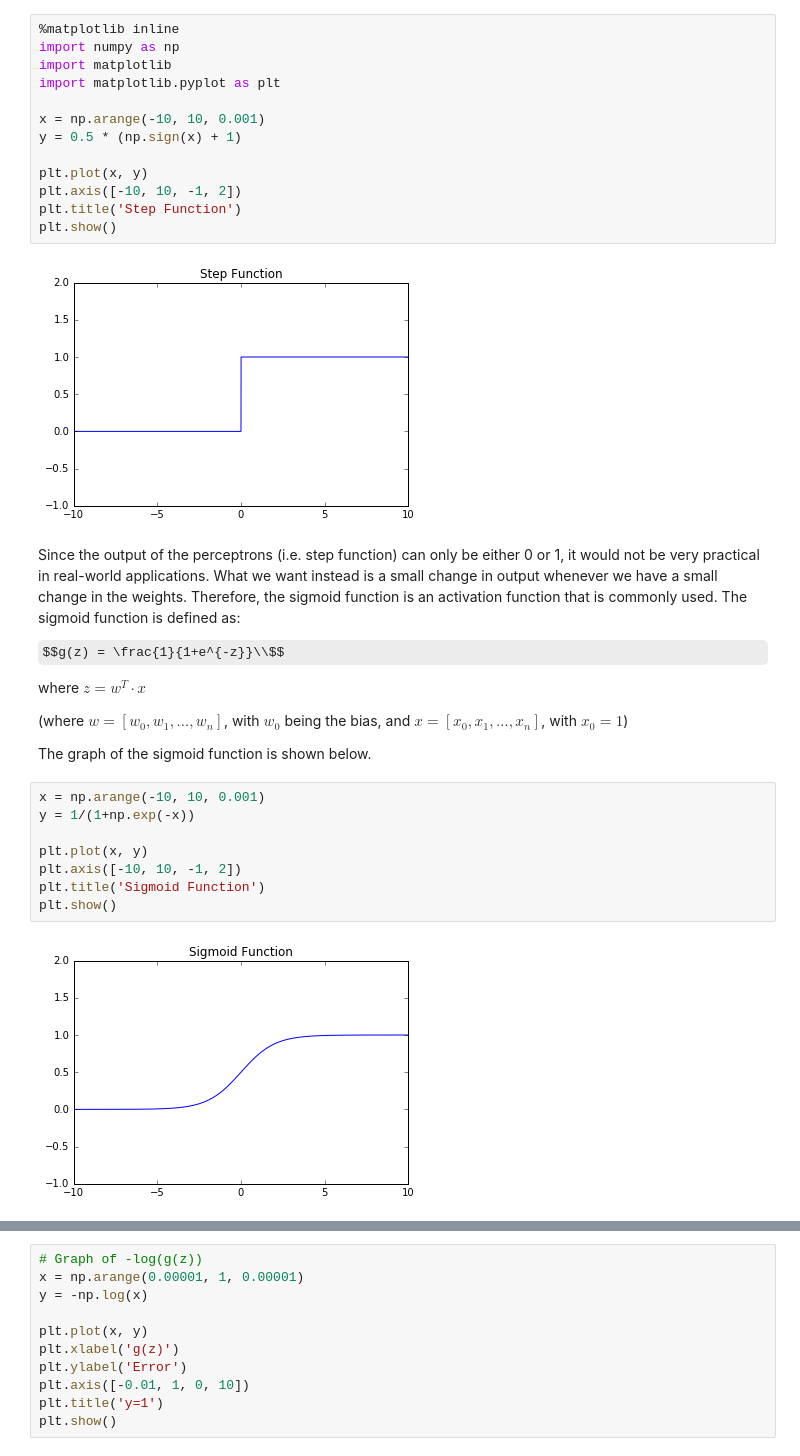
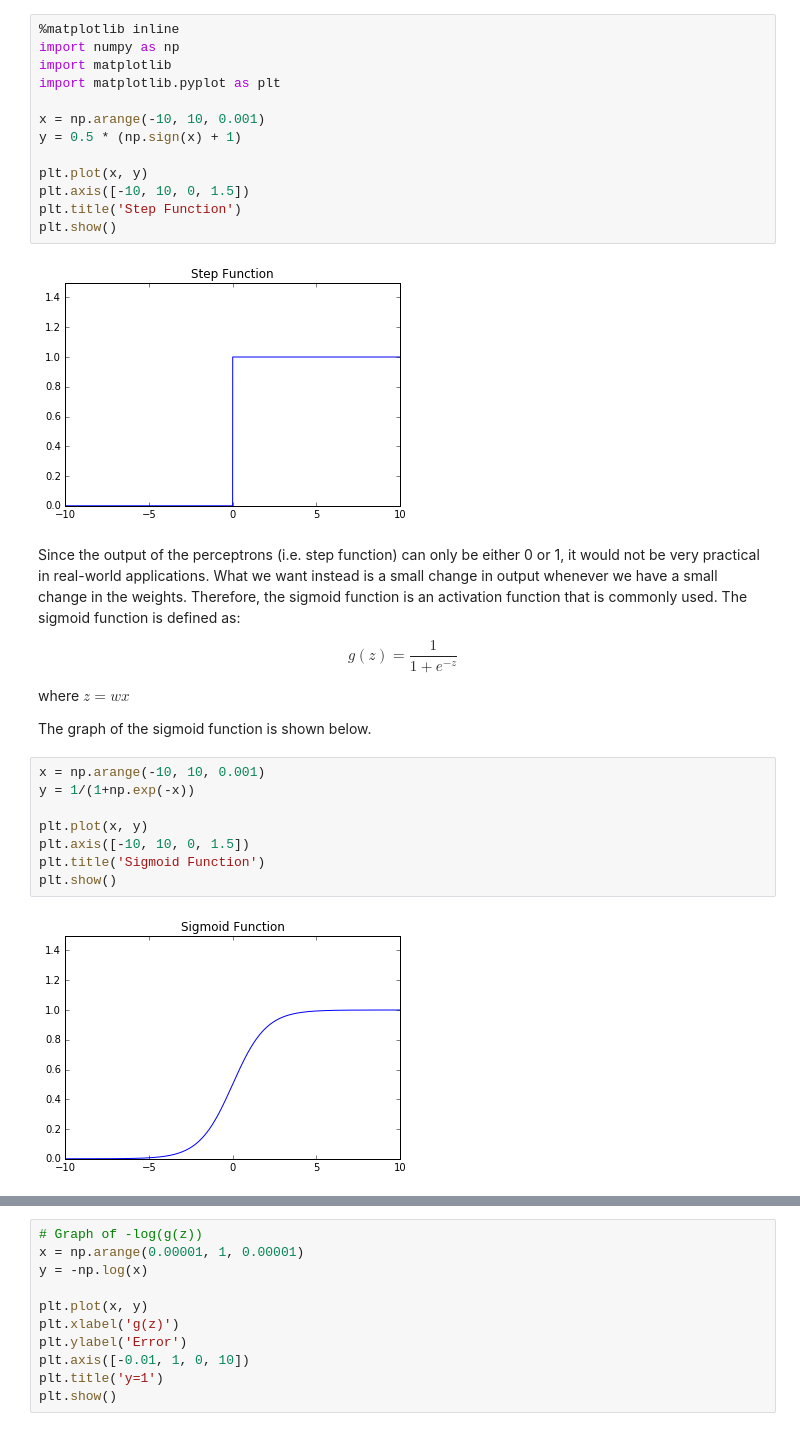
Before and after one commit to csangara/Neural-Networks, a Jupyter notebook: Multilayer-Networks.ipynb, the cells around one changed output, grey strips where cells are left out. Saved outputs shown, nothing was run; the diff lists cells and outputs as text; some formulas as TeX source.

```diff
--- a/Multilayer-Networks.ipynb
+++ b/Multilayer-Networks.ipynb
@@ -20,30 +97,27 @@ x = np.arange(-10, 10, 0.001)
 y = 0.5 * (np.sign(x) + 1)
 
 plt.plot(x, y)
-plt.axis([-10, 10, -1, 2])
+plt.axis([-10, 10, 0, 1.5])
 plt.title('Step Function')
 plt.show()
 # %% [output]
-[figure, old version]
+[figure, new version]
 # %% [markdown]
 Since the output of the perceptrons (i.e. step function) can only be either 0 or 1, it would not be very practical in real-world applications. What we want instead is a small change in output whenever we have a small change in the weights. Therefore, the sigmoid function is an activation function that is commonly used. The sigmoid function is defined as:
 
-$$g(z) = \frac{1}{1+e^{-z}}\\$$
+$$g(z) = \frac{1}{1+e^{-z}}$$
 
-
-where $z = w^{T} \cdot x$
-
-(where $w=[w_{0}, w_{1}, \dots ,w_{n}]$, with $w_{0}$ being the bias, and $x=[x_{0}, x_{1}, \dots ,x_{n}]$, with $x_{0}=1$)
+where $z = wx$
 
 The graph of the sigmoid function is shown below.
 # %%
 x = np.arange(-10, 10, 0.001)
 y = 1/(1+np.exp(-x))
 
 plt.plot(x, y)
-plt.axis([-10, 10, -1, 2])
+plt.axis([-10, 10, 0, 1.5])
 plt.title('Sigmoid Function')
 plt.show()
 # %% [output]
-[figure, old version]
+[figure, new version]
 # %% [markdown]
```
Also changed, not shown: parts of 14 cells of this notebook.
